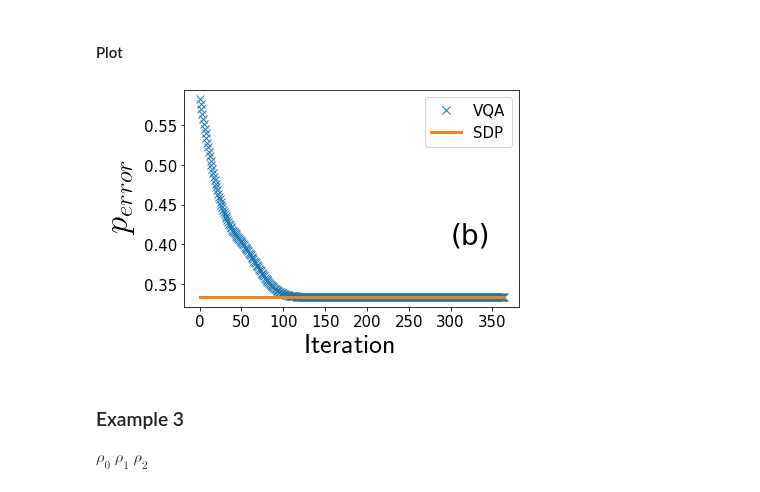
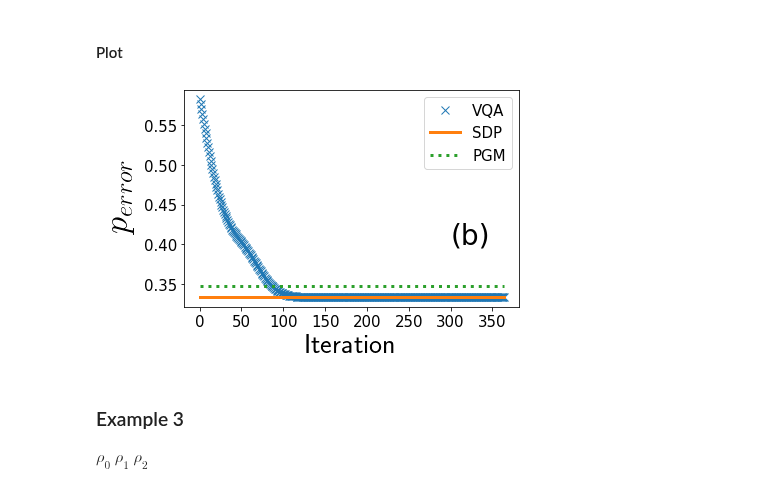
Before and after one commit to dkleeqc/vqsd, a Jupyter notebook: 0res_povm_clf.ipynb, the cells around one changed output. Saved outputs shown, nothing was run; the diff lists cells and outputs as text; code cells hidden in the pictures.

```diff
--- a/0res_povm_clf.ipynb
+++ b/0res_povm_clf.ipynb
@@ -44,6 +44,29 @@ def classical_rho2():
     return qml.state()
 
 init_states = [rdm(classical_rho1()), rdm(classical_rho2())]
+# %%
+import qutip as qt
+
+b = qt.Bloch()
+b.make_sphere()
+b.point_color = ['b'] * 50 + ['r'] * 50 + ['g'] * 50
+b.view = [-40,30]
+b.frame_alpha = 0.08
+b.frame_width = 0.8
+b.frame_color = 'black'
+b.sphere_alpha = 0.0
+b.sphere_color = 'skyblue'
+for i in range(50):
+    b.add_points(bloch_list[i].tolist())
+
+for i in range(50,100):
+    b.add_points(bloch_list[i].tolist())
+
+for i in range(100,150):
+    b.add_points(bloch_list[i].tolist())
+
+
+b.show()
 # %% [markdown]
 #### Variational Quantum Algorithm
 # %%
@@ -159,0 +185,6 @@ Optimal Value: 0.3333333312918934
+# %%
+rhos = [np.outer(init_states[i],init_states[i]) for i in range(n_outcome)]
+# %%
+val_pgm, E_pgm = pgm(a_priori_probs,rhos)
+print("Error Prob by PGMs:", val_pgm)
+dp_probs(rhos, E_pgm)
@@ -162,16 +200,17 @@ Optimal Value: 0.3333333312918934
 # %%
 plt.plot(range(len(cost_list)), cost_list, 'x', markersize=8, label='VQA')
 plt.plot(range(len(cost_list)), [val]*len(cost_list), linewidth=3, label='SDP')
+plt.plot(range(len(cost_list)), [val_pgm]*len(cost_list), ':', linewidth=3, label='PGM')
 plt.xlabel('Iteration', usetex=True, fontsize=28)
 plt.ylabel(r'$p_{error}$', usetex=True, fontsize=35, labelpad=10)
 plt.xticks(fontsize=15)
 plt.yticks(fontsize=15)
 plt.legend(fontsize=15)
 plt.text(300, 0.40, '(b)', fontsize=28)
 plt.savefig('./data/output2.png', bbox_inches='tight', transparent=True)
 plt.show()
 # %% [output]
-[figure, old version]
+[figure, new version]
 # %% [markdown]
 ### Example 3
 $\rho_0$
```
Also changed, not shown: parts of 18 cells of this notebook.
